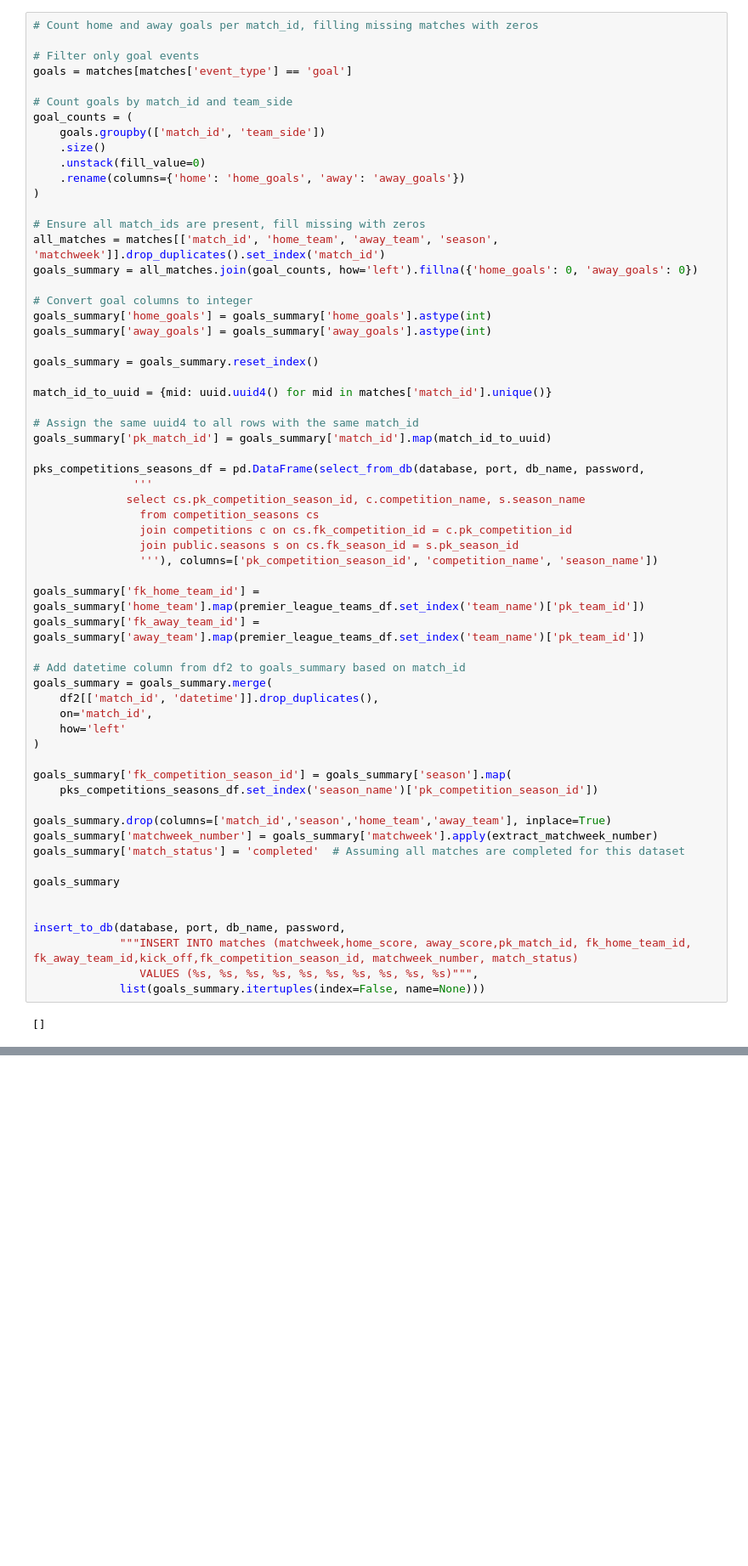
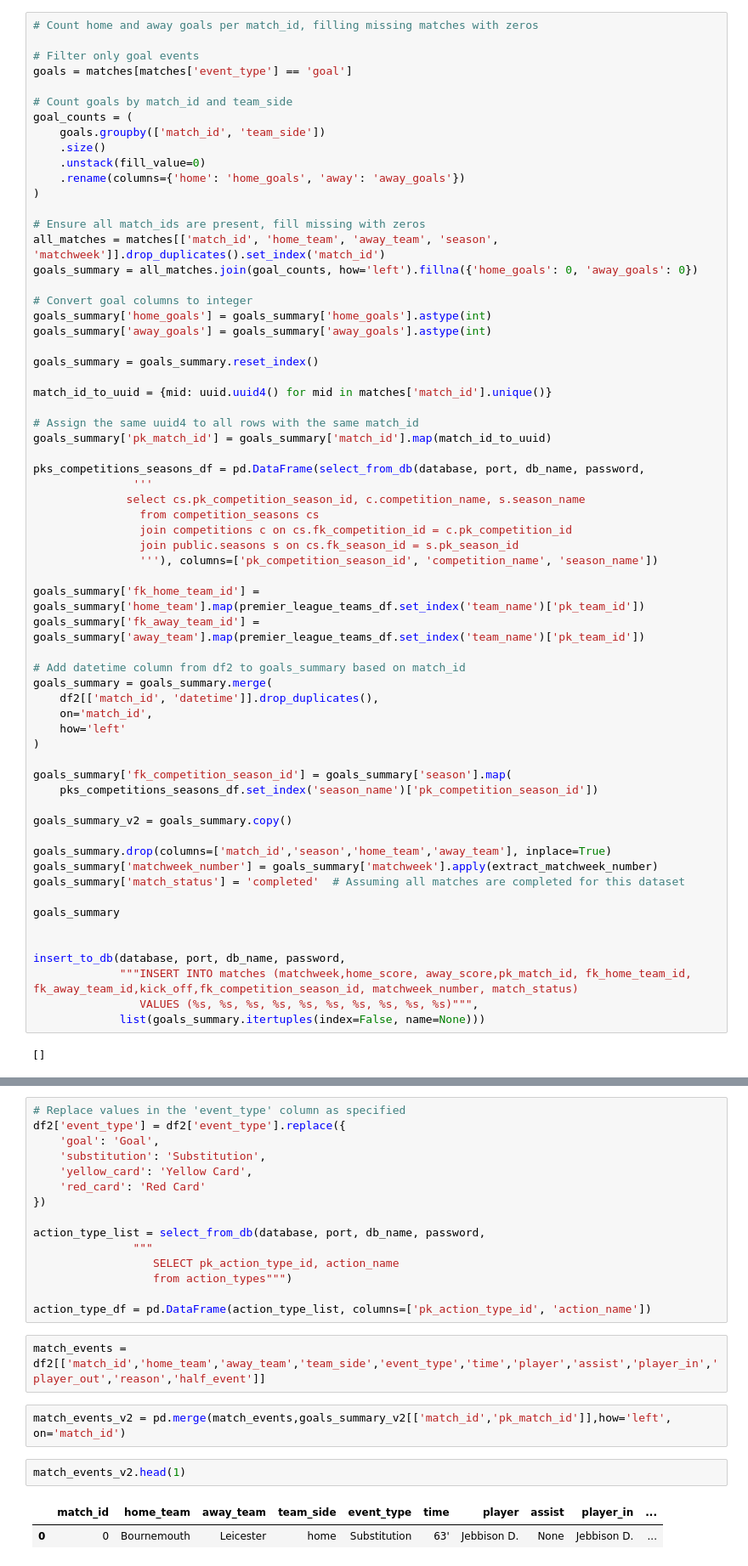
Before and after one commit to JuanesG22/football-project, a Jupyter notebook: statistic.ipynb, the cells around one changed output, grey strips where cells are left out. Shown at 85% size. Cells and saved outputs as stored; diff of their text form; blank space fills up the shorter version.

Commit message:
adding sql model file and inserts to tables

```diff
--- a/statistic.ipynb
+++ b/statistic.ipynb
@@ -743,6 +699,8 @@ goals_summary = goals_summary.merge(
 goals_summary['fk_competition_season_id'] = goals_summary['season'].map(
     pks_competitions_seasons_df.set_index('season_name')['pk_competition_season_id'])
 
+goals_summary_v2 = goals_summary.copy()
+
 goals_summary.drop(columns=['match_id','season','home_team','away_team'], inplace=True)
 goals_summary['matchweek_number'] = goals_summary['matchweek'].apply(extract_matchweek_number)
 goals_summary['match_status'] = 'completed'  # Assuming all matches are completed for this dataset
@@ -763,0 +732,24 @@ goals_summary.head(1)
+# %%
+# Replace values in the 'event_type' column as specified
+df2['event_type'] = df2['event_type'].replace({
+    'goal': 'Goal',
+    'substitution': 'Substitution',
+    'yellow_card': 'Yellow Card',
+    'red_card': 'Red Card'
+})
+
+action_type_list = select_from_db(database, port, db_name, password,
+               """
+                  SELECT pk_action_type_id, action_name
+                  from action_types""")
+
+action_type_df = pd.DataFrame(action_type_list, columns=['pk_action_type_id', 'action_name'])
+# %%
+match_events = df2[['match_id','home_team','away_team','team_side','event_type','time','player','assist','player_in','player_out','reason','half_event']]
+# %%
+match_events_v2 = pd.merge(match_events,goals_summary_v2[['match_id','pk_match_id']],how='left', on='match_id')
+# %%
+match_events_v2.head(1)
+# %% [output]
+|  | match_id | home_team | away_team | team_side | event_type | time | player | assist | player_in | ... |
+| 0 | 0 | Bournemouth | Leicester | home | Substitution | 63' | Jebbison D. | None | Jebbison D. | ... |
```
Also changed, not shown: parts of 24 cells of this notebook, 1 other file.
